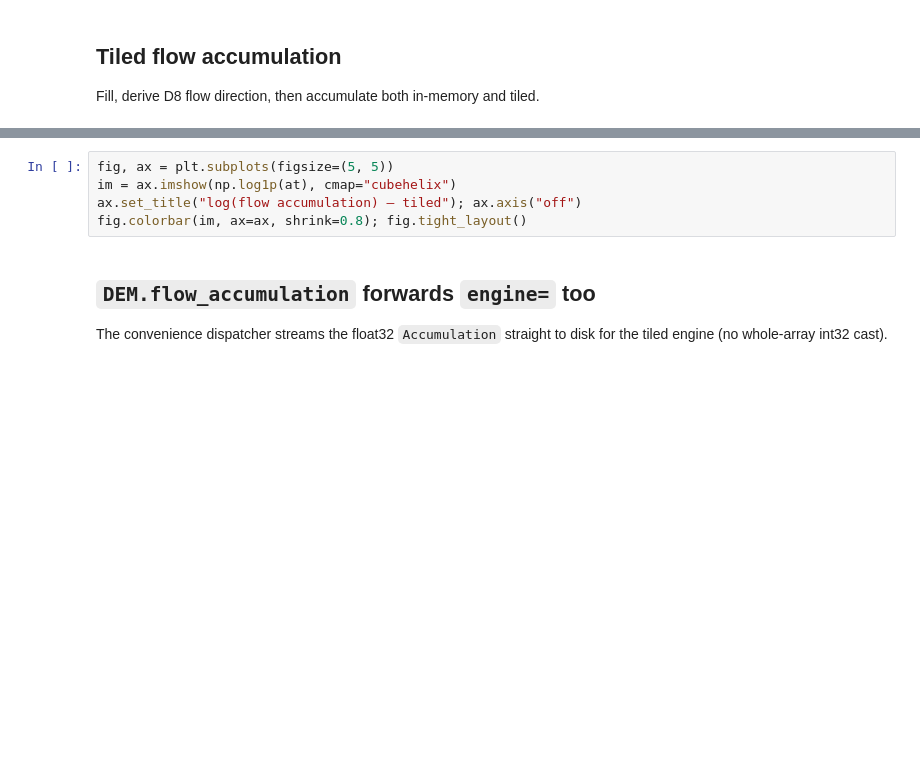
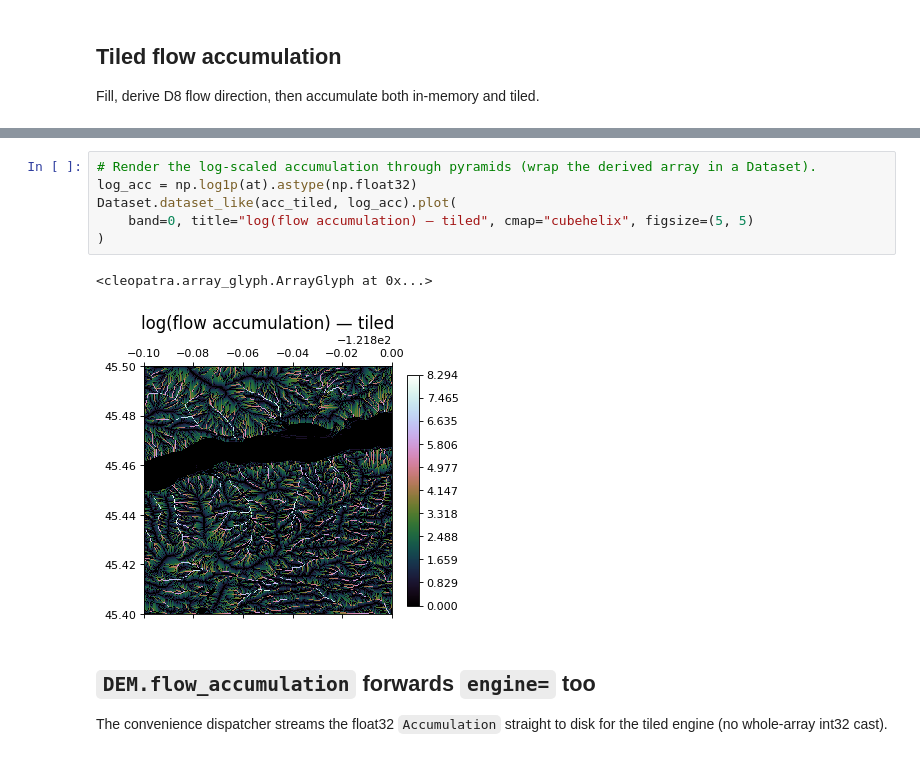
Before and after one commit to serapeum-org/digital-rivers, a Jupyter notebook: docs/examples/11_out_of_core_flow.ipynb, the cells around one changed output, grey strips where cells are left out. Cells and saved outputs as stored; diff of their text form; blank space fills up the shorter version.

Commit message:
docs(examples): plot via pyramids Dataset.plot in out-of-core flow notebook

```diff
--- a/docs/examples/11_out_of_core_flow.ipynb
+++ b/docs/examples/11_out_of_core_flow.ipynb
@@ -73,8 +79,12 @@ print("max upstream cells:", int(am.max()))
 # %%
-fig, ax = plt.subplots(figsize=(5, 5))
-im = ax.imshow(np.log1p(at), cmap="cubehelix")
-ax.set_title("log(flow accumulation) — tiled"); ax.axis("off")
-fig.colorbar(im, ax=ax, shrink=0.8); fig.tight_layout()
+# Render the log-scaled accumulation through pyramids (wrap the derived array in a Dataset).
+log_acc = np.log1p(at).astype(np.float32)
+Dataset.dataset_like(acc_tiled, log_acc).plot(
+    band=0, title="log(flow accumulation) — tiled", cmap="cubehelix", figsize=(5, 5)
+)
+# %% [output]
+<cleopatra.array_glyph.ArrayGlyph at 0x...>
+[figure, added]
 # %% [markdown]
 ## `DEM.flow_accumulation` forwards `engine=` too
 The convenience dispatcher streams the float32 `Accumulation` straight to disk for the tiled engine (no whole-array int32 cast).
```
Also changed, not shown: parts of 4 cells of this notebook.
